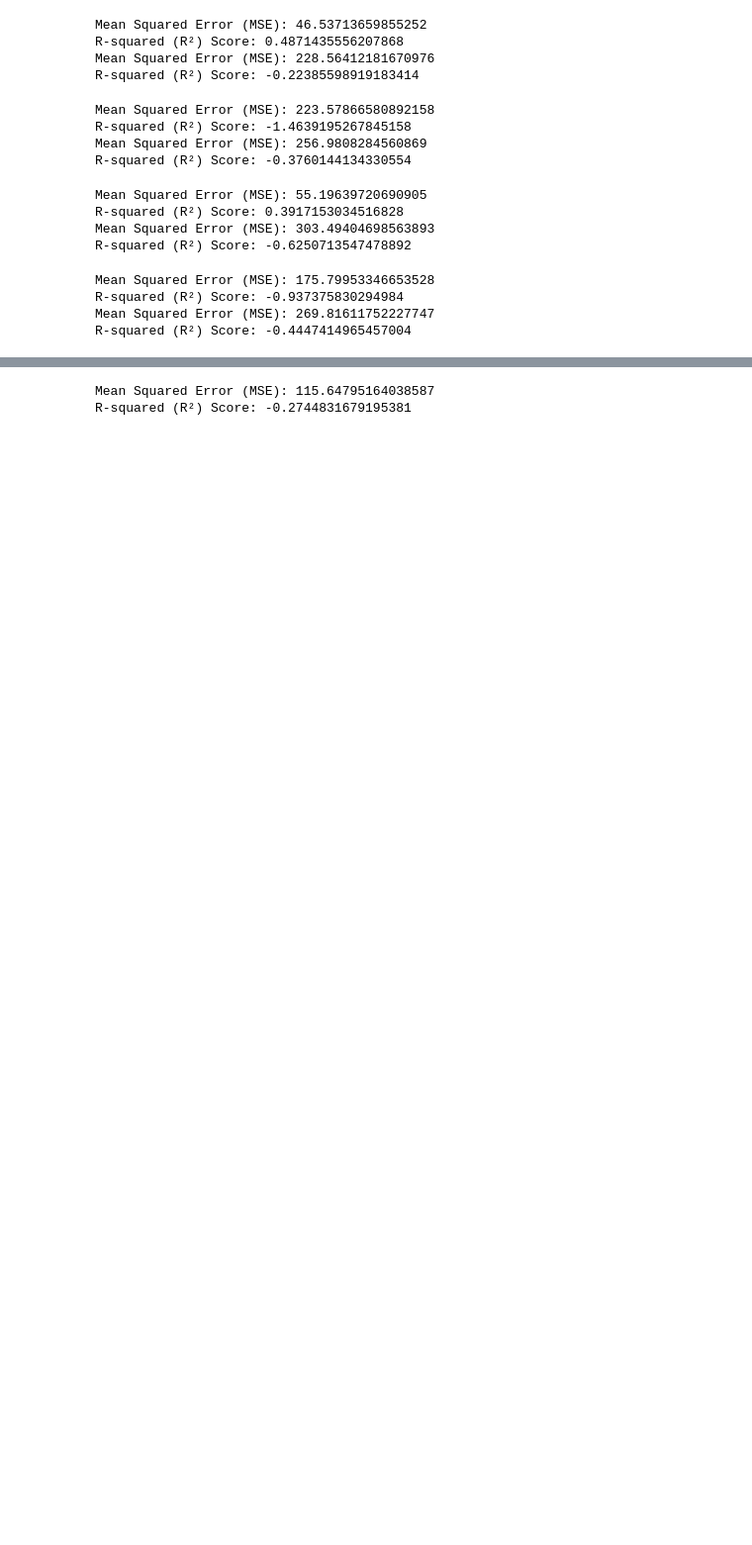
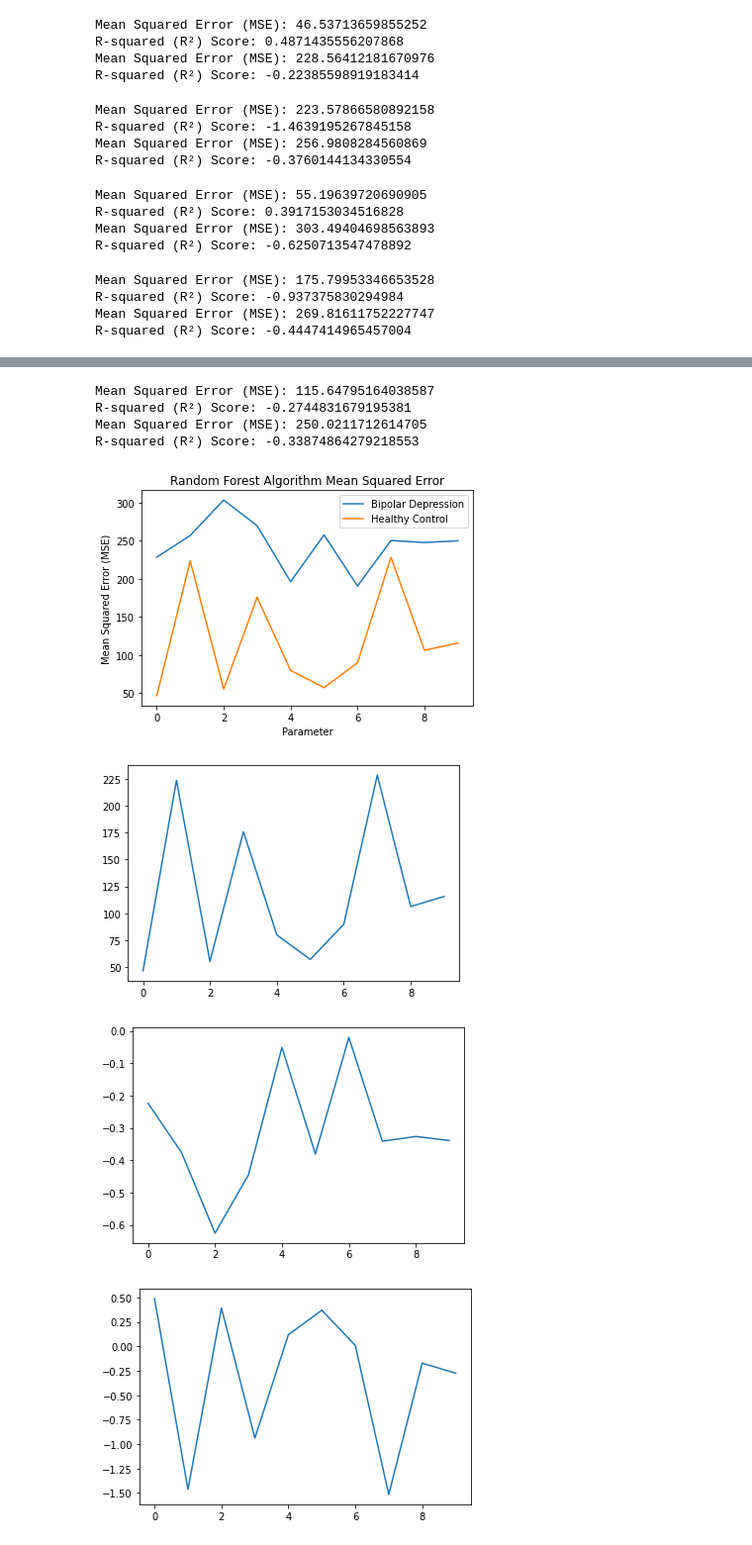
Before and after one commit to terrinSandhu/FMRI_CNN_explainability, a Jupyter notebook: initialCoorelation/forestCoor.ipynb, the cells around one changed output, grey strips where cells are left out. Shown at 99% size. Cells and saved outputs as stored; diff of their text form; code cells hidden in the pictures; blank space fills up the shorter version.

```diff
--- a/initialCoorelation/forestCoor.ipynb
+++ b/initialCoorelation/forestCoor.ipynb
@@ -98,6 +115,8 @@ r2 = r2_score(y_test, y_pred)
 
 print(f"Mean Squared Error (MSE): {mse}")
 print(f"R-squared (R²) Score: {r2}")
+mseHC.append(mse)
+r2HC.append(r2)
 
 y_pred = model.predict(XX)
 mse = mean_squared_error(y1, y_pred)
@@ -105,6 +124,8 @@ r2 = r2_score(y1, y_pred)
 
 print(f"Mean Squared Error (MSE): {mse}")
 print(f"R-squared (R²) Score: {r2}")
+mseBD.append(mse)
+r2BD.append(r2)
 # %% [output]
 Mean Squared Error (MSE): 175.79953346653528
 R-squared (R²) Score: -0.937375830294984
@@ -169,5 +246,6 @@ R-squared (R²) Score: -1.5154237609598646
 # %%
 X = data.iloc[1:, 84:87]  # Features (inputs)
+XX = dat.iloc[1:, 84:87]  # Features (inputs)
 X_train, X_test, y_train, y_test = train_test_split(X, y, test_size=0.1, random_state=42)
 model = RandomForestRegressor(n_estimators=8, random_state=42)  # You can adjust the number of estimators
 model.fit(X_train, y_train)
@@ -177,6 +255,17 @@ r2 = r2_score(y_test, y_pred)
 
 print(f"Mean Squared Error (MSE): {mse}")
 print(f"R-squared (R²) Score: {r2}")
+mseHC.append(mse)
+r2HC.append(r2)
+
+y_pred = model.predict(XX)
+mse = mean_squared_error(y1, y_pred)
+r2 = r2_score(y1, y_pred)
+
+print(f"Mean Squared Error (MSE): {mse}")
+print(f"R-squared (R²) Score: {r2}")
+mseBD.append(mse)
+r2BD.append(r2)
 # %% [output]
 Mean Squared Error (MSE): 106.2931517325172
 R-squared (R²) Score: -0.17138981561436561
@@ -183,5 +274,6 @@ R-squared (R²) Score: -0.17138981561436561
 # %%
 X = data.iloc[1:, 87:91]  # Features (inputs)
+XX = dat.iloc[1:, 87:91]  # Features (inputs)
 X_train, X_test, y_train, y_test = train_test_split(X, y, test_size=0.1, random_state=42)
 model = RandomForestRegressor(n_estimators=8, random_state=42)  # You can adjust the number of estimators
 model.fit(X_train, y_train)
@@ -191,6 +283,38 @@ r2 = r2_score(y_test, y_pred)
 
 print(f"Mean Squared Error (MSE): {mse}")
 print(f"R-squared (R²) Score: {r2}")
+mseHC.append(mse)
+r2HC.append(r2)
+
+y_pred = model.predict(XX)
+mse = mean_squared_error(y1, y_pred)
+r2 = r2_score(y1, y_pred)
+
+print(f"Mean Squared Error (MSE): {mse}")
+print(f"R-squared (R²) Score: {r2}")
+mseBD.append(mse)
+r2BD.append(r2)
 # %% [output]
 Mean Squared Error (MSE): 115.64795164038587
 R-squared (R²) Score: -0.2744831679195381
+Mean Squared Error (MSE): 250.0211712614705
+R-squared (R²) Score: -0.33874864279218553
+# %%
+plt.plot(mseBD,label='Bipolar Depression')
+plt.plot(mseHC,label='Healthy Control')
+plt.title("Random Forest Algorithm Mean Squared Error")
+plt.ylabel("Mean Squared Error (MSE)")
+plt.xlabel("Parameter")
+plt.legend()
+plt.show()
+plt.plot(mseHC)
+plt.show()
+plt.plot(r2BD)
+plt.show()
+plt.plot(r2HC)
+plt.show()
+# %% [output]
+[figure, added]
+[figure, added]
+[figure, added]
+[figure, added]
```
Also changed, not shown: parts of 9 cells of this notebook, 1 other file.
